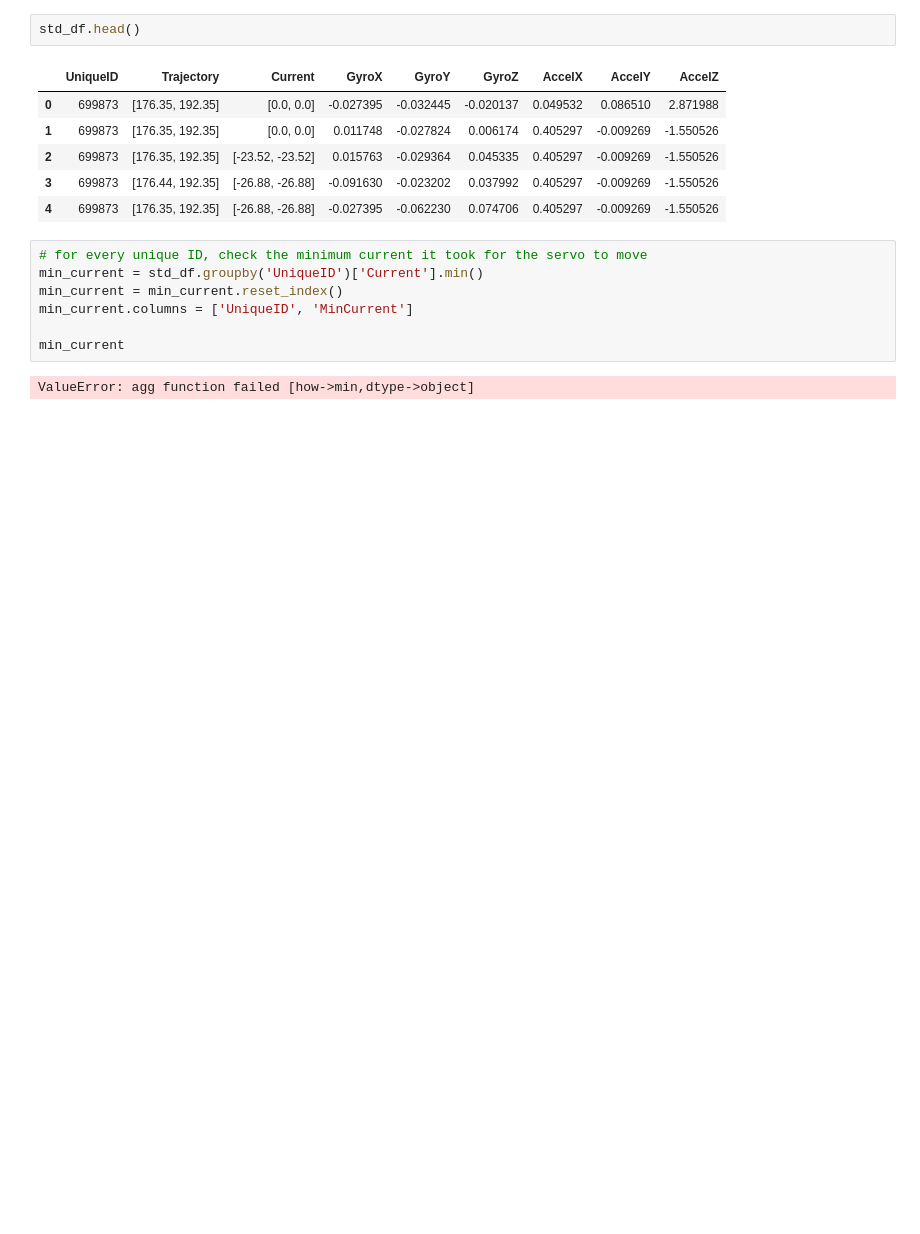
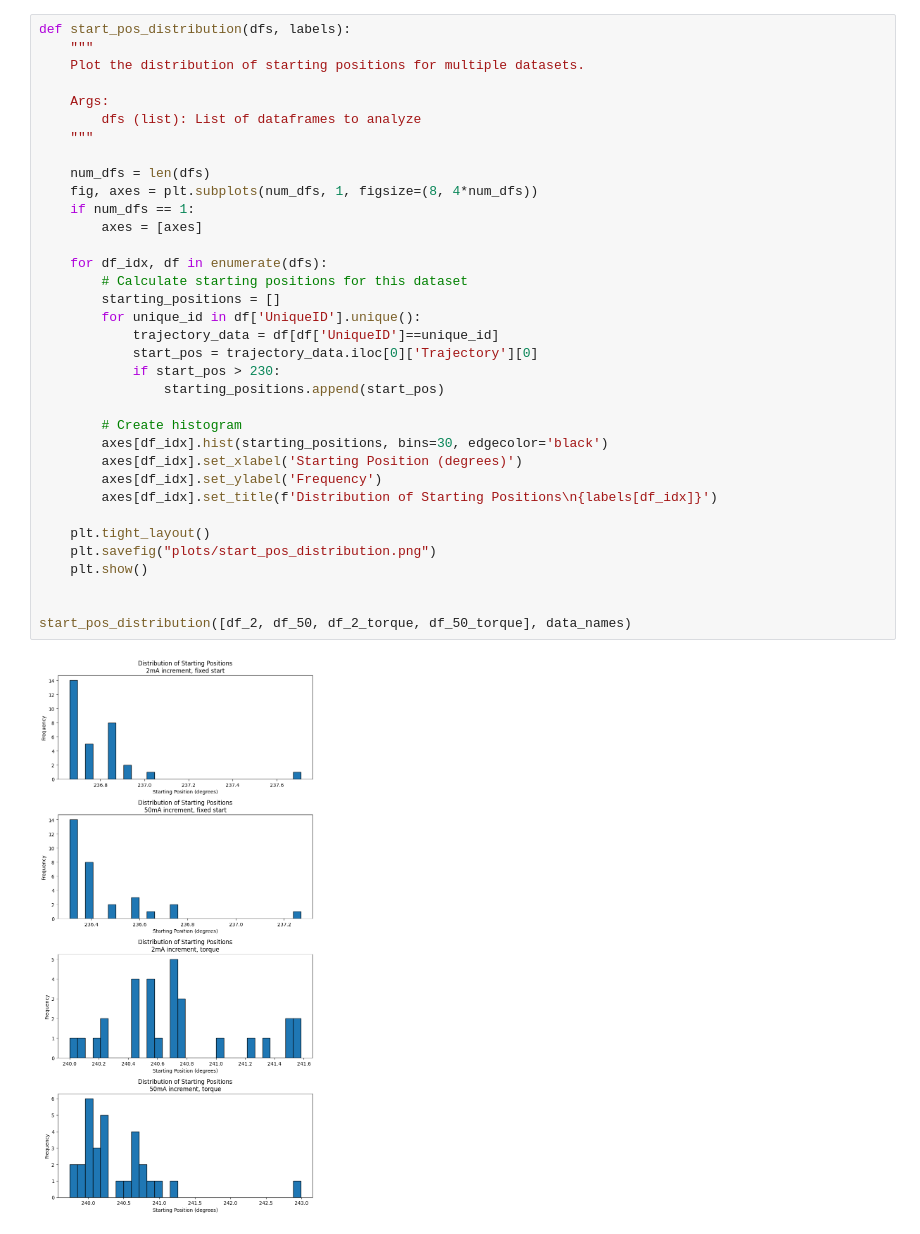
Before and after one commit to ikaros-project/ikaros, a Jupyter notebook: Source/Modules/RobotModules/CompliantRobot/CurrentPositionMapping/DataAnalysis.ipynb, the cells around one changed output. Saved outputs shown, nothing was run; the diff lists cells and outputs as text; blank space fills up the shorter version.

```diff
--- a/Source/Modules/RobotModules/CompliantRobot/CurrentPositionMapping/DataAnalysis.ipynb
+++ b/Source/Modules/RobotModules/CompliantRobot/CurrentPositionMapping/DataAnalysis.ipynb
@@ -317,18 +232,37 @@ std_df
-# %%
-std_df.head()
-# %% [output]
-|  | UniqueID | Trajectory | Current | GyroX | GyroY | GyroZ | AccelX | AccelY | AccelZ |
-| 0 | 699873 | [176.35, 192.35] | [0.0, 0.0] | -0.027395 | -0.032445 | -0.020137 | 0.049532 | 0.086510 | 2.871988 |
-| 1 | 699873 | [176.35, 192.35] | [0.0, 0.0] | 0.011748 | -0.027824 | 0.006174 | 0.405297 | -0.009269 | -1.550526 |
-| 2 | 699873 | [176.35, 192.35] | [-23.52, -23.52] | 0.015763 | -0.029364 | 0.045335 | 0.405297 | -0.009269 | -1.550526 |
-| 3 | 699873 | [176.44, 192.35] | [-26.88, -26.88] | -0.091630 | -0.023202 | 0.037992 | 0.405297 | -0.009269 | -1.550526 |
-| 4 | 699873 | [176.35, 192.35] | [-26.88, -26.88] | -0.027395 | -0.062230 | 0.074706 | 0.405297 | -0.009269 | -1.550526 |
-# %%
-# for every unique ID, check the minimum current it took for the servo to move
-min_current = std_df.groupby('UniqueID')['Current'].min()
-min_current = min_current.reset_index()
-min_current.columns = ['UniqueID', 'MinCurrent']
-
-min_current
-# %% [output]
-ValueError: agg function failed [how->min,dtype->object]
+# %%
+def start_pos_distribution(dfs, labels):
+    """
+    Plot the distribution of starting positions for multiple datasets.
+
+    Args:
+        dfs (list): List of dataframes to analyze
+    """
+
+    num_dfs = len(dfs)
+    fig, axes = plt.subplots(num_dfs, 1, figsize=(8, 4*num_dfs))
+    if num_dfs == 1:
+        axes = [axes]
+
+    for df_idx, df in enumerate(dfs):
+        # Calculate starting positions for this dataset
+        starting_positions = []
+        for unique_id in df['UniqueID'].unique():
+            trajectory_data = df[df['UniqueID']==unique_id]
+            start_pos = trajectory_data.iloc[0]['Trajectory'][0]
+            if start_pos > 230:
+                starting_positions.append(start_pos)
+
+        # Create histogram
+        axes[df_idx].hist(starting_positions, bins=30, edgecolor='black')
+        axes[df_idx].set_xlabel('Starting Position (degrees)')
+        axes[df_idx].set_ylabel('Frequency')
+        axes[df_idx].set_title(f'Distribution of Starting Positions\n{labels[df_idx]}')
+
+    plt.tight_layout()
+    plt.savefig("plots/start_pos_distribution.png")
+    plt.show()
+
+
+start_pos_distribution([df_2, df_50, df_2_torque, df_50_torque], data_names)
+# %% [output]
+[figure, added]
```
Also changed, not shown: parts of 10 cells of this notebook, 14 other files.
